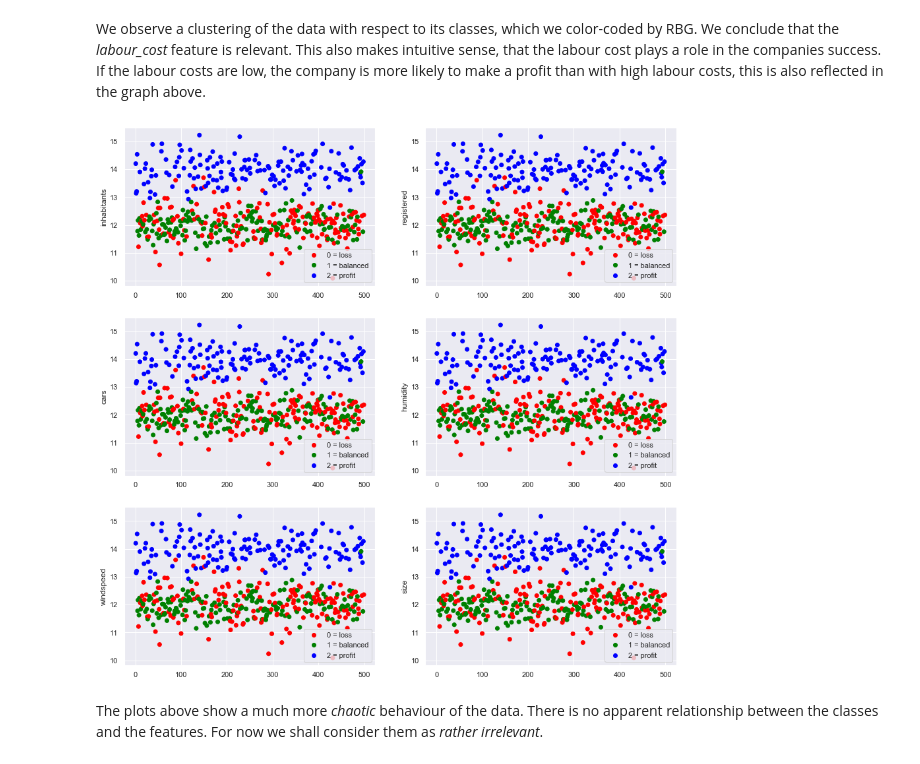
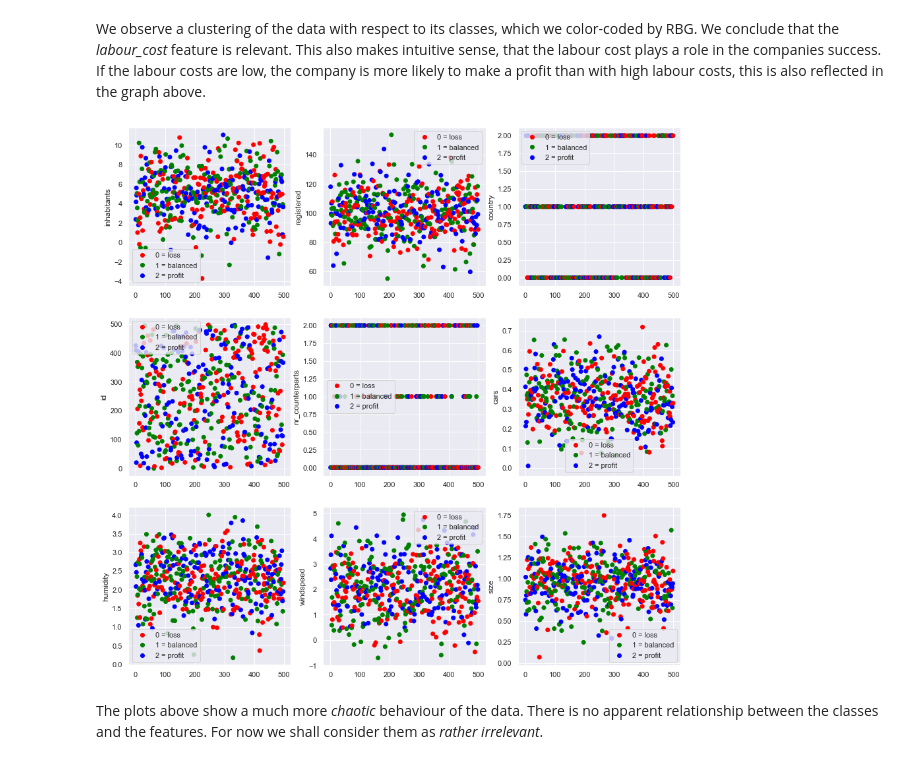
Before and after one commit to maximilian-janisch/2020-UZH-Random-Forests, a Jupyter notebook: Maximilian-Marco.ipynb, the cells around one changed output. Cells and saved outputs as stored; diff of their text form; code cells hidden in the pictures.

Commit message:
BIG CHANGES: Completely restructured data types:  - Now, x is a float-array from the beginning and categorical data gets encoded as ordinals  - Implemented f test  - Fixed plots  - Optimized imports

```diff
--- a/Maximilian-Marco.ipynb
+++ b/Maximilian-Marco.ipynb
@@ -83,3 +82,8 @@ with open(DATA_FILE, 'r') as f:
+# %%
+x = np.where(x == "", np.nan, x)  # This replaces all missing data (imported as "") by numpy NaNs. We will get back to missing data during data preprocessing
+ordinalEnc = OrdinalEncoder()
+x[:, CATEGORICAL_COLUMNS] = ordinalEnc.fit_transform(x[:, CATEGORICAL_COLUMNS])  # ordinal encoding of the categorical columns
+x = x.astype(float)
 # %% [markdown]
 As a brief sanity check: We can have a look at the feature names and the first representative in x.
 # %%
@@ -115,5 +119,5 @@ Shape of the labels:
 # %% [markdown]
 For further use, we have to make sure that y has the same shape as x
 # %%
-y = y.reshape((y.shape[0], 1))
-print(y.shape)
+# y = y.reshape((y.shape[0], 1))  TODO: Remove
+# print(y.shape)
@@ -150,14 +152,12 @@ We choose the simplest solution and substitute the missing value with the mean v
 # %%
 ## Fixing NaN values in inhabitants feature (index 3) and size feature (index 12)
-for column_index in [i for i in range(x.shape[1]) if any(x[:, i]=='')]:
-    column = x[:, column_index]
-    mean = np.mean(x[column != '', column_index].astype(np.float))
-    x[column == '', 3] = mean
+for column_index in range(x.shape[1]):
+    x[:, column_index] = np.where(np.isnan(x[:, column_index]), np.nanmean(x[:, column_index]), x[:, column_index])
 # %% [markdown]
 We shall now produce and analyse various scatter plots and use them in order to determine whether a feature is relevant or not.
 # %%
 def scatterplot_kth_column(k, colors=["red", "green", "blue"]):
-    scatter = plt.scatter(range(1, 500), x[:,0].astype(np.float), c=y[:,0].astype(np.float), cmap=matplotlib.colors.ListedColormap(colors))
+    scatter = plt.scatter(range(1, 500), x[:, k], c=y, cmap=matplotlib.colors.ListedColormap(colors))
     plt.ylabel(features_names[k])
     plt.legend(handles=scatter.legend_elements()[0], labels=CLASSES)
 
@@ -197,11 +197,11 @@ We observe a clustering of the data with respect to its classes, which we color-
 # %%
 fig = plt.figure(figsize=(15, 15))
 
-for k, feature in enumerate([3, 4, 8, 10, 11, 12]):  # scatterplots for some other features
-    plt.subplot(3, 2, k+1)
+for k, feature in enumerate([3, 4, 5, 6, 7, 8, 10, 11, 12]):  # scatterplots for some other features
+    plt.subplot(3, 3, k+1)
     scatterplot_kth_column(feature)
 # %% [output]
-[figure, old version]
+[figure, new version]
 # %% [markdown]
 The plots above show a much more _chaotic_ behaviour of the data. There is no apparent relationship between the classes and the features. For now we shall consider them as _rather irrelevant_.
 # %% [markdown]
```
Also changed, not shown: parts of 15 cells of this notebook.
